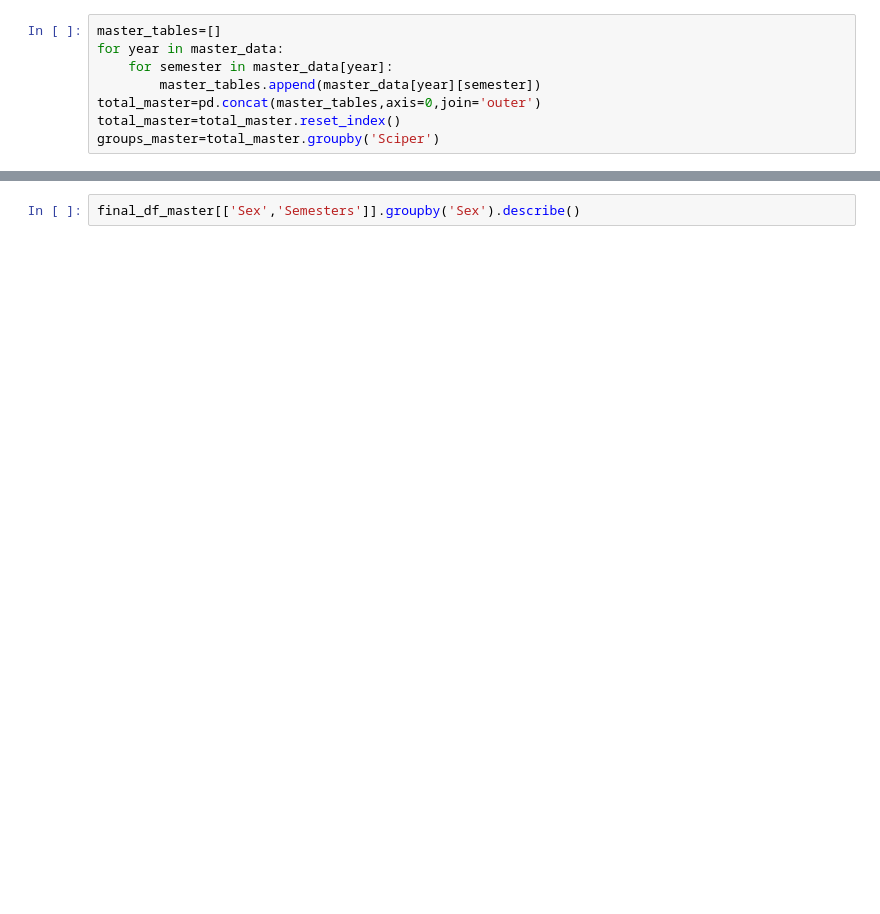
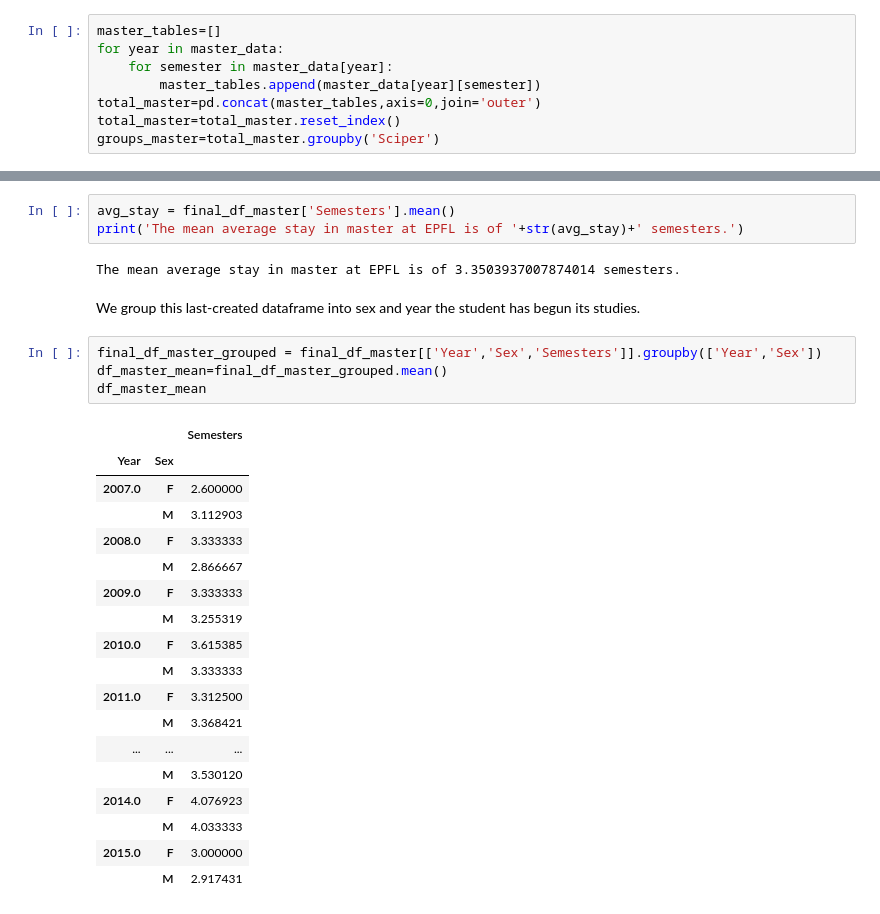
Before and after one commit to Bondzio/ADA_hw2016, a Jupyter notebook: 02 - Data from the Web/Homework2_stefano.ipynb, the cells around one changed output, grey strips where cells are left out. Cells and saved outputs as stored; diff of their text form; blank space fills up the shorter version.

```diff
--- a/02 - Data from the Web/Homework2_stefano.ipynb
+++ b/02 - Data from the Web/Homework2_stefano.ipynb
@@ -344,2 +333,30 @@ final_df_master.head()
-# %%
-final_df_master[['Sex','Semesters']].groupby('Sex').describe()
+# %%
+avg_stay = final_df_master['Semesters'].mean()
+print('The mean average stay in master at EPFL is of '+str(avg_stay)+' semesters.')
+# %% [output]
+The mean average stay in master at EPFL is of 3.3503937007874014 semesters.
+# %% [markdown]
+We group this last-created dataframe into sex and year the student has begun its studies.
+# %%
+final_df_master_grouped = final_df_master[['Year','Sex','Semesters']].groupby(['Year','Sex'])
+df_master_mean=final_df_master_grouped.mean()
+df_master_mean
+# %% [output]
+|  |  | Semesters |
+| Year | Sex |  |
+| 2007.0 | F | 2.600000 |
+|  | M | 3.112903 |
+| 2008.0 | F | 3.333333 |
+|  | M | 2.866667 |
+| 2009.0 | F | 3.333333 |
+|  | M | 3.255319 |
+| 2010.0 | F | 3.615385 |
+|  | M | 3.333333 |
+| 2011.0 | F | 3.312500 |
+|  | M | 3.368421 |
+| ... | ... | ... |
+|  | M | 3.530120 |
+| 2014.0 | F | 4.076923 |
+|  | M | 4.033333 |
+| 2015.0 | F | 3.000000 |
+|  | M | 2.917431 |
```
Also changed, not shown: parts of 38 cells of this notebook.
